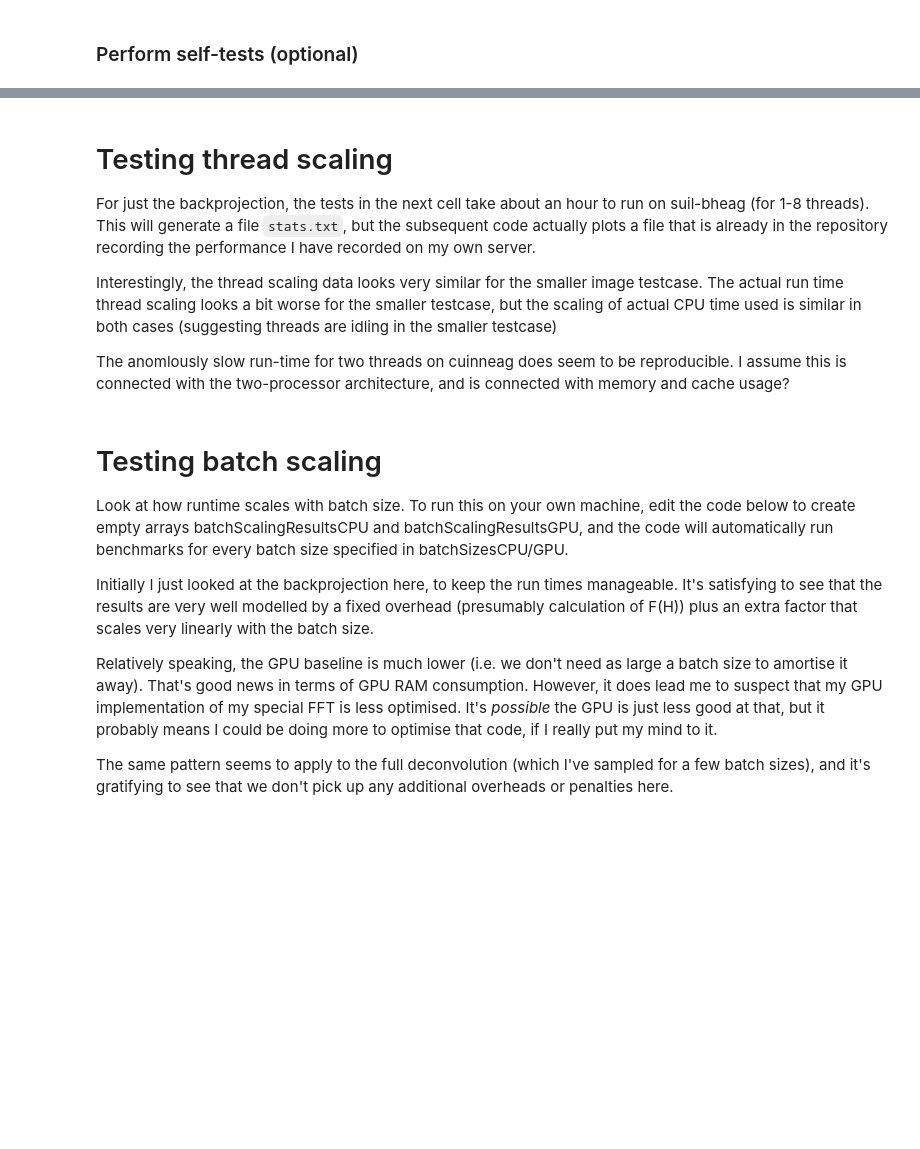
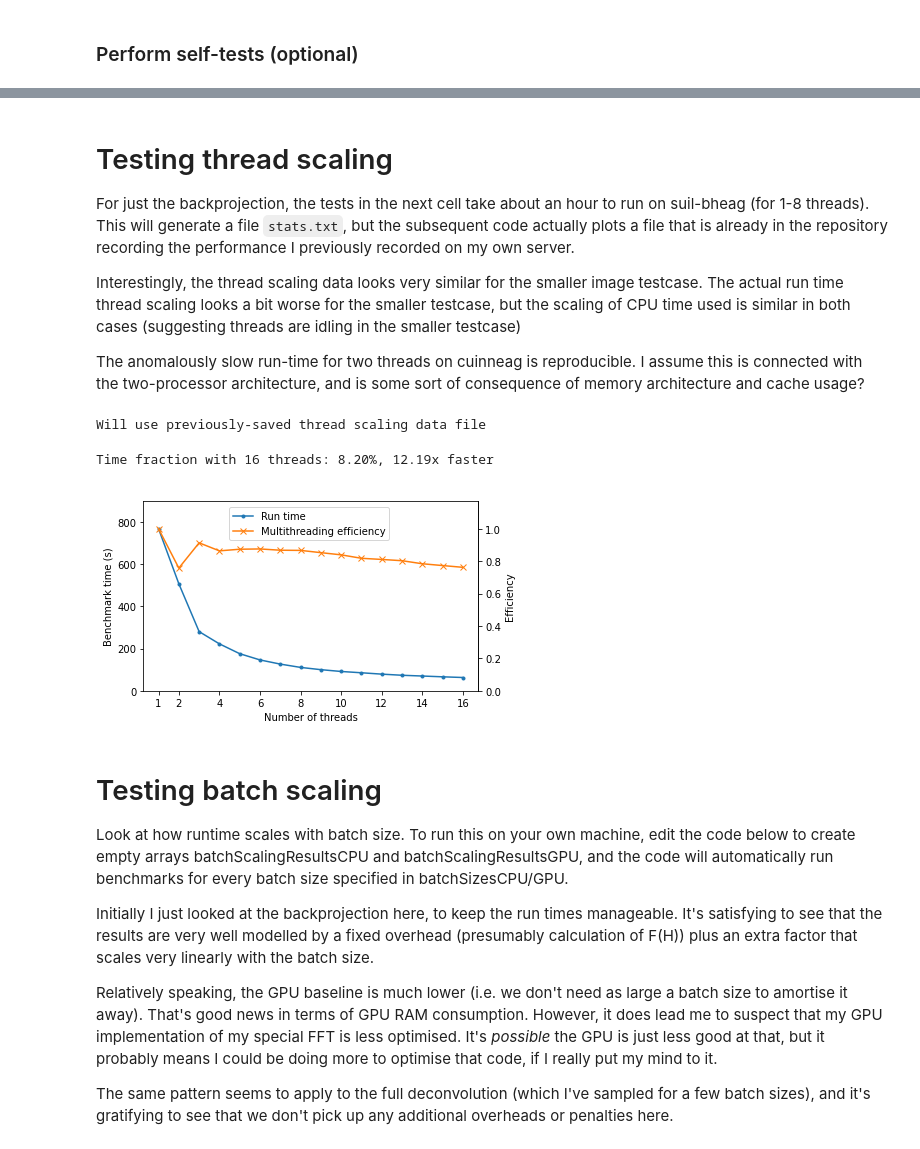
Before and after one commit to jmtayloruk/fast-light-field, a Jupyter notebook: benchmarking.ipynb, the cells around one changed output, grey strips where cells are left out. Cells and saved outputs as stored; diff of their text form; code cells hidden in the pictures; blank space fills up the shorter version.

Commit message:
Update benchmarking notebook (and other minor tweaks)

```diff
--- a/benchmarking.ipynb
+++ b/benchmarking.ipynb
@@ -34,22 +62,26 @@ _ =  lfdeconv.main(['basic', 'full', 'parallel'])
 # %% [markdown]
 # Testing thread scaling
-For just the backprojection, the tests in the next cell take about an hour to run on suil-bheag (for 1-8 threads). This will generate a file `stats.txt`, but the subsequent code actually plots a file that is already in the repository recording the performance I have recorded on my own server.
+For just the backprojection, the tests in the next cell take about an hour to run on suil-bheag (for 1-8 threads). This will generate a file `stats.txt`, but the subsequent code actually plots a file that is already in the repository recording the performance I previously recorded on my own server.
 
 Interestingly, the thread scaling data looks very similar for the smaller image testcase.
-The actual run time thread scaling looks a bit worse for the smaller testcase, but the scaling of actual CPU time used is similar in both cases (suggesting threads are idling in the smaller testcase)
+The actual run time thread scaling looks a bit worse for the smaller testcase, but the scaling of CPU time used is similar in both cases (suggesting threads are idling in the smaller testcase)
 
-The anomlously slow run-time for two threads on cuinneag does seem to be reproducible. I assume this is connected with the two-processor architecture, and is connected with memory and cache usage?
+The anomalously slow run-time for two threads on cuinneag is reproducible. I assume this is connected with the two-processor architecture, and is some sort of consequence of memory architecture and cache usage?
 # %%
 import benchmark
 if False:
     # Smaller problem just to road-test this code and analysis
-    threadScalingResults = benchmark.main(benchmarkGPU=False,
-                                          prefix=['smaller-image', 'x4'],
-                                          prefix2=['parallel-scaling'])
+    threadScalingResults = benchmark.RunBenchmark(plat='cpu',
+                                                  prefix=['smaller-image', 'x4'],
+                                                  prefix2=['parallel-scaling'])
+elif False:
+    threadScalingResults = benchmark.RunBenchmark(plat='cpu',
+                                                  prefix=['nils-image', 'nils-matrix', 'x16', 'i0'],
+                                                  prefix2=['parallel-scaling'])
 else:
-    threadScalingResults = benchmark.main(benchmarkGPU=False,
-                                          prefix=['olaf-image', 'olaf-matrix', 'x16'],
-                                          prefix2=['parallel-scaling'])
+    print("Will use previously-saved thread scaling data file")
+# %% [output]
+Will use previously-saved thread scaling data file
 # %%
 import csv
 import numpy as np
@@ -90,40 +122,42 @@ def PlotThreadStatsForPaper(filename):
     threadStats = []
     with open(filename) as f:
         csv_reader = csv.reader(f, delimiter='\t')
         for row in csv_reader:
             threadStats.append(row)
     threadStats = np.array(threadStats).astype(np.float64)
-    fig, ax = plt.subplots(figsize=(6,4))
+    fig, ax = plt.subplots(figsize=(6,3.5))
     fdMapping = lambda y: y/threadStats[0,1]
     bkMapping = lambda y: y*threadStats[0,1]
     ax2 = ax.secondary_yaxis('right', functions=(fdMapping, bkMapping))
     ax.set_xlabel("Number of threads")
     ax.set_ylabel("Benchmark time (s)")
     ax2.set_ylabel("Efficiency")
 
     ax.plot(threadStats[:,0], threadStats[:,1], marker='.', label='Run time')
     ax.set_xticks([1] + list(range(2, 17, 2)))
     ax.set_ylim(0,900)
     ax.set_yticks(range(0, 801, 200))
     ax2.set_yticks(np.arange(0, 1.01, 0.2))
     ax.plot(threadStats[:,0],
             bkMapping(threadStats[0,1]*threadStats[0,0]/(threadStats[:,1]*threadStats[:,0])),
             marker='x',
             label='Multithreading efficiency')
-    leg = fig.legend(loc='upper center', borderaxespad=4)
+    leg = fig.legend(loc='upper center', borderaxespad=3.8)
     fig.savefig("thread_scaling.pdf")
     # The next two lines are a cosmetic workaround.
     # For some reason I need a larger borderaxespad for the saved pdf figure,
     # compared to the one displayed inline in this notebook
     leg.remove()
-    fig.legend(loc='upper center', borderaxespad=2.5)
-    fig.show()
+    fig.legend(loc='upper center', borderaxespad=2.2)
+    #fig.show()
     factor = threadStats[-1,1]/threadStats[0,1]
-    print("Time fraction with 16 threads: {0}%, {1}x faster".format(100*factor, 1/factor))
-#PlotThreadStats('stats_large_suil-bheag.txt')
-#PlotThreadStats('stats_large_cuinneag.txt')
+    print(f"Time fraction with 16 threads: {100*factor:.2f}%, {1/factor:.2f}x faster")
 
+# Plot thread scaling statistics from a previously-saved log file
 PlotThreadStatsForPaper('stats_large_cuinneag.txt')
+# %% [output]
+Time fraction with 16 threads: 8.20%, 12.19x faster
+[figure, added]
 # %% [markdown]
 # Testing batch scaling
 
```
Also changed, not shown: parts of 14 cells of this notebook, 3 other files.
